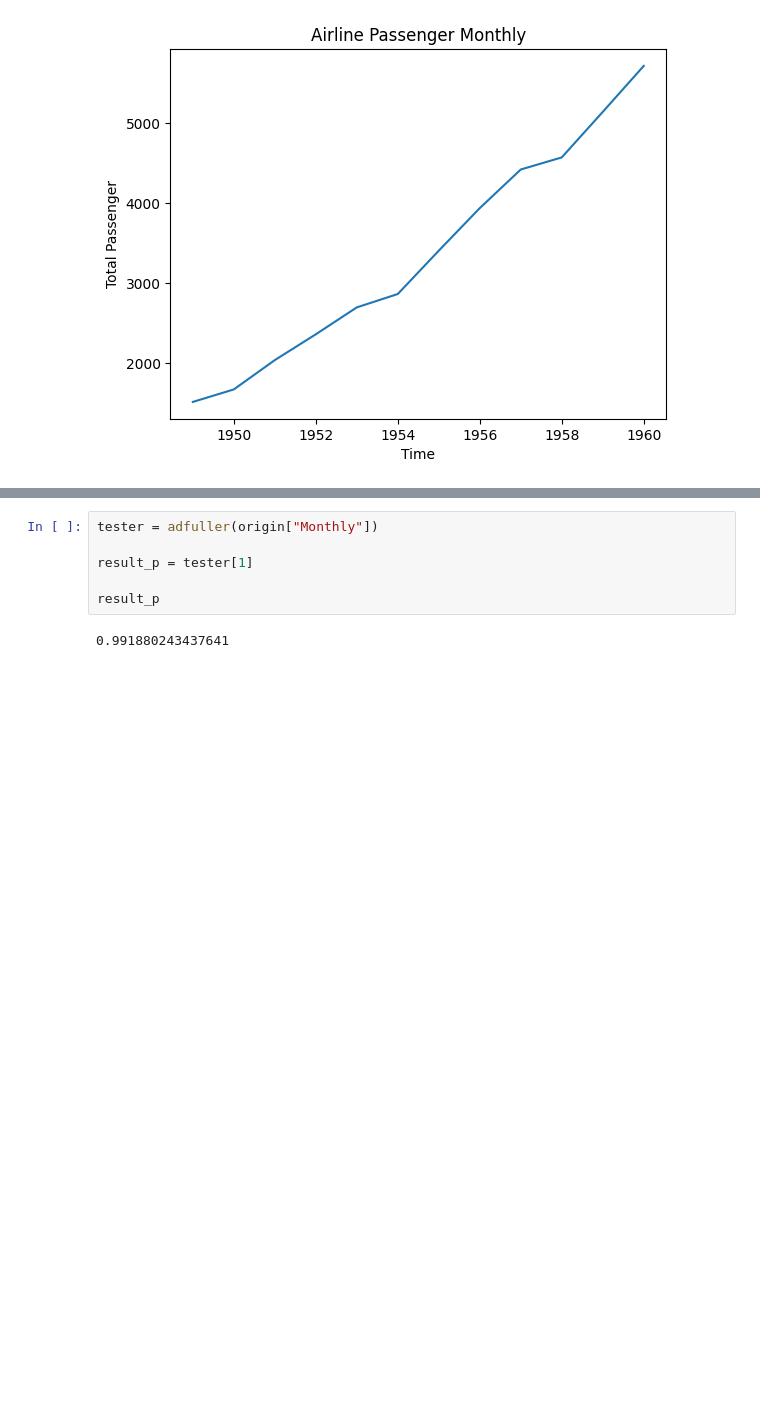
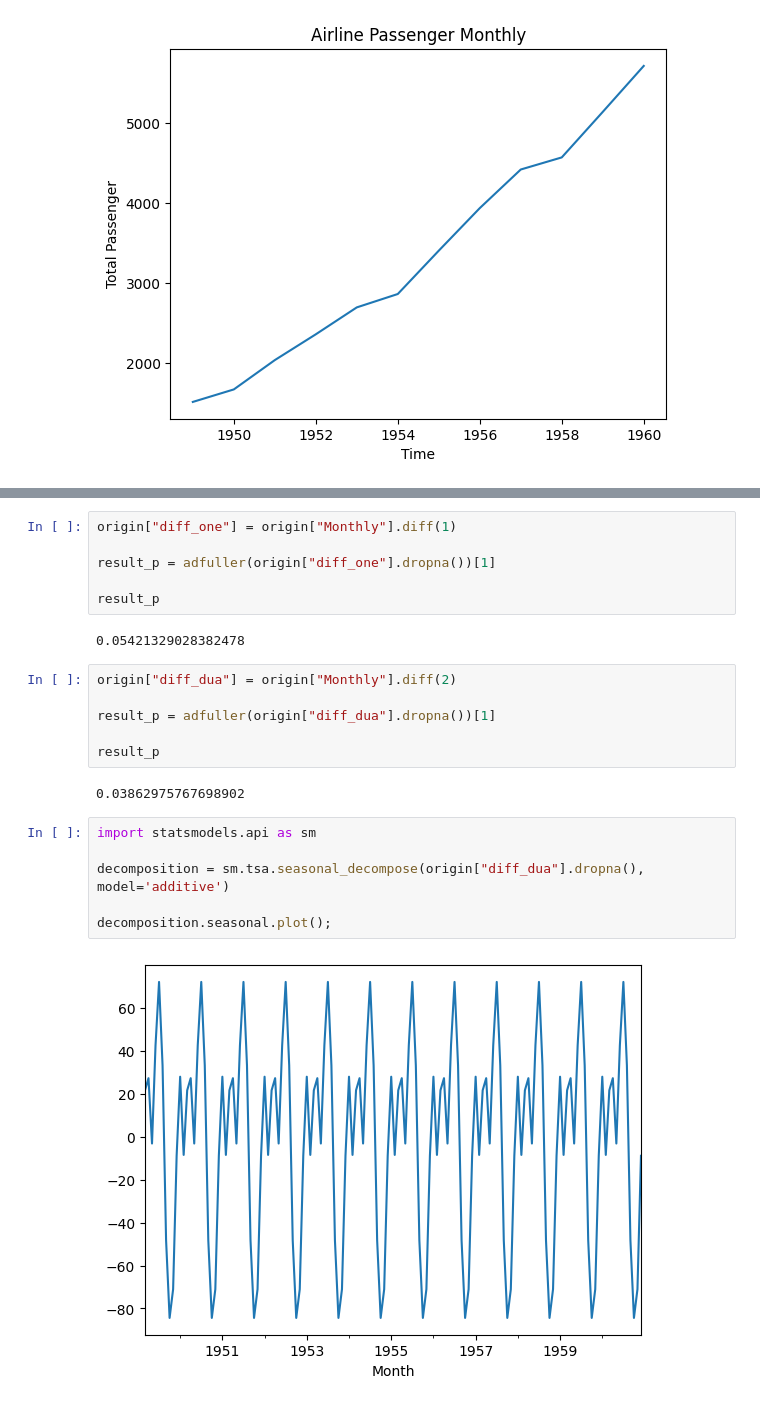
Before and after one commit to PEDROPERDO/Juliari, a Jupyter notebook: Arta.ipynb, the cells around one changed output, grey strips where cells are left out. Saved outputs shown, nothing was run; the diff lists cells and outputs as text; blank space fills up the shorter version.

```diff
--- a/Arta.ipynb
+++ b/Arta.ipynb
@@ -92,11 +60,27 @@ result_p = tester[1]
 result_p
 # %% [output]
 0.991880243437641
-# %%
-tester = adfuller(origin["Monthly"])
-
-result_p = tester[1]
-
-result_p
-# %% [output]
-0.991880243437641
+# %%
+origin["diff_one"] = origin["Monthly"].diff(1)
+
+result_p = adfuller(origin["diff_one"].dropna())[1]
+
+result_p
+# %% [output]
+0.05421329028382478
+# %%
+origin["diff_dua"] = origin["Monthly"].diff(2)
+
+result_p = adfuller(origin["diff_dua"].dropna())[1]
+
+result_p
+# %% [output]
+0.03862975767698902
+# %%
+import statsmodels.api as sm
+
+decomposition = sm.tsa.seasonal_decompose(origin["diff_dua"].dropna(), model='additive')
+
+decomposition.seasonal.plot();
+# %% [output]
+[figure, added]
```
Also changed, not shown: parts of 9 cells of this notebook.
